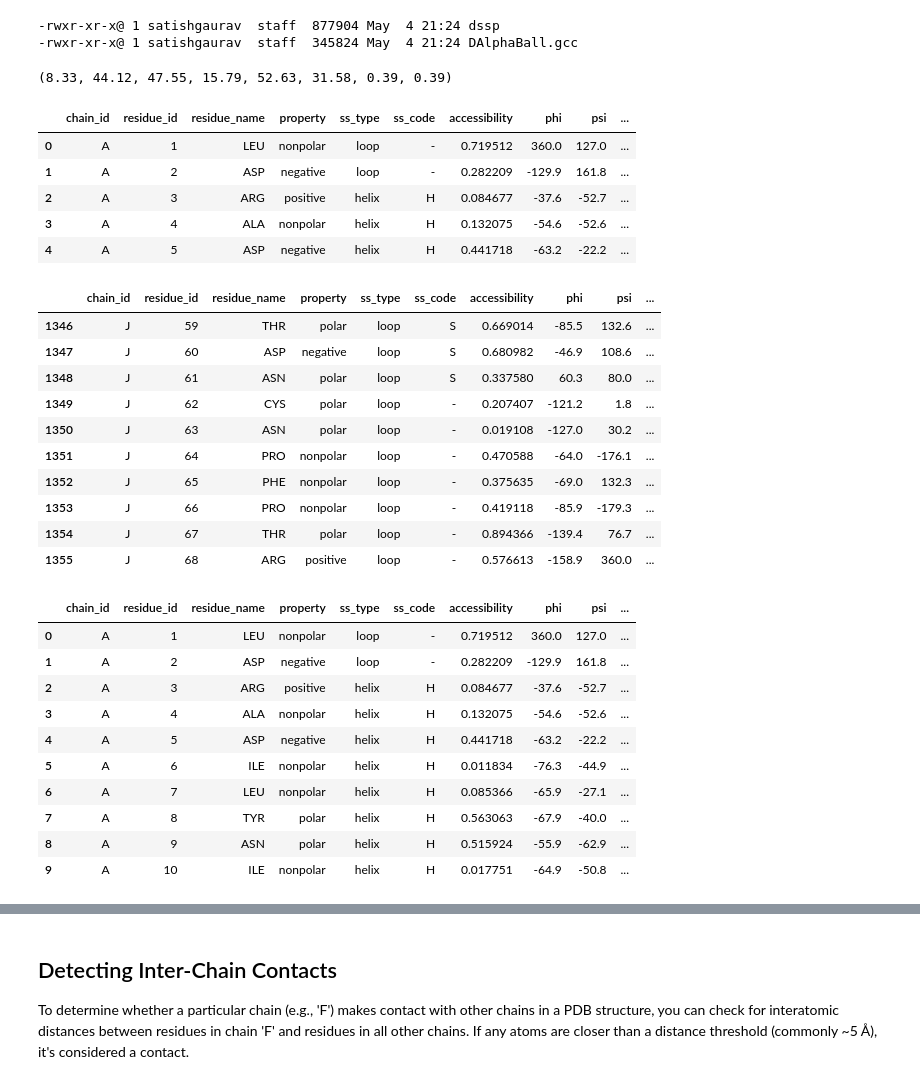
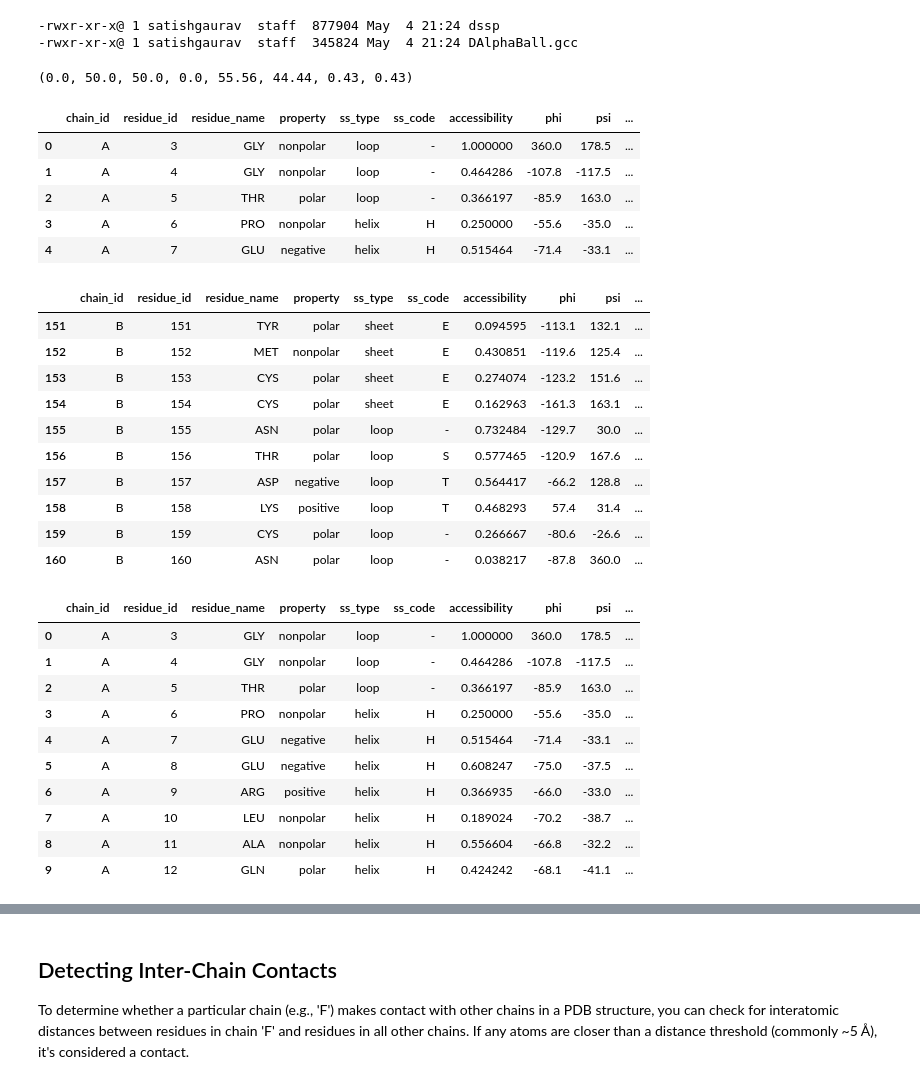
Before and after one commit to hemeai/ToxBind, a Jupyter notebook: functions/secondary_structure_analysis.ipynb, the cells around one changed output, grey strips where cells are left out. Cells and saved outputs as stored; diff of their text form; code cells hidden in the pictures.

```diff
--- a/functions/secondary_structure_analysis.ipynb
+++ b/functions/secondary_structure_analysis.ipynb
@@ -253,10 +254,10 @@ advanced_settings = {
     "dssp_path": "/usr/local/bin/mkdssp",
     "omit_AAs": "C",
 }
-pdb_file = "./../target/1yi5.pdb"
+pdb_file = "./../target/9bk6.pdb"
 calc_ss_percentage(pdb_file=pdb_file, advanced_settings=advanced_settings)
 # %% [output]
-(8.33, 44.12, 47.55, 15.79, 52.63, 31.58, 0.39, 0.39)
+(0.0, 50.0, 50.0, 0.0, 55.56, 44.44, 0.43, 0.43)
 # %%
 import pandas as pd
 
@@ -319,65 +320,65 @@ def create_structure_df(pdb_file, advanced_settings, chain_id=None, atom_distanc
                 ss_type = 'loop'
                 if ss in ['H', 'G', 'I']:
                     ss_type = 'helix'
                 elif ss == 'E':
                     ss_type = 'sheet'
 
                 avg_plddt = sum(atom.bfactor for atom in residue) / len(residue) / 100
 
                 data.append({
                     'chain_id': current_chain_id,
                     'residue_id': residue_id,
                     'residue_name': res_name,
                     'property': AA_PROPERTIES.get(res_name, 'unknown'),
                     'ss_type': ss_type,
                     'ss_code': ss,
                     'accessibility': acc,
                     'phi': phi,
                     'psi': psi,
                     'plddt': round(avg_plddt, 2),
                     'is_interface': residue_id in interacting_residues if chain_id else None
                 })
 
     return pd.DataFrame(data)
 
 
 # Example usage:
-pdb_file = "./../target/1yi5.pdb"
+pdb_file = "./../target/9bk6.pdb"
 df = create_structure_df(pdb_file, advanced_settings)
 df.head()
 # %% [output]
 |  | chain_id | residue_id | residue_name | property | ss_type | ss_code | accessibility | phi | psi | ... |
-| 0 | A | 1 | LEU | nonpolar | loop | - | 0.719512 | 360.0 | 127.0 | ... |
-| 1 | A | 2 | ASP | negative | loop | - | 0.282209 | -129.9 | 161.8 | ... |
-| 2 | A | 3 | ARG | positive | helix | H | 0.084677 | -37.6 | -52.7 | ... |
-| 3 | A | 4 | ALA | nonpolar | helix | H | 0.132075 | -54.6 | -52.6 | ... |
-| 4 | A | 5 | ASP | negative | helix | H | 0.441718 | -63.2 | -22.2 | ... |
+| 0 | A | 3 | GLY | nonpolar | loop | - | 1.000000 | 360.0 | 178.5 | ... |
+| 1 | A | 4 | GLY | nonpolar | loop | - | 0.464286 | -107.8 | -117.5 | ... |
+| 2 | A | 5 | THR | polar | loop | - | 0.366197 | -85.9 | 163.0 | ... |
+| 3 | A | 6 | PRO | nonpolar | helix | H | 0.250000 | -55.6 | -35.0 | ... |
+| 4 | A | 7 | GLU | negative | helix | H | 0.515464 | -71.4 | -33.1 | ... |
 # %%
 df.tail(10)
 # %% [output]
 |  | chain_id | residue_id | residue_name | property | ss_type | ss_code | accessibility | phi | psi | ... |
-| 1346 | J | 59 | THR | polar | loop | S | 0.669014 | -85.5 | 132.6 | ... |
-| 1347 | J | 60 | ASP | negative | loop | S | 0.680982 | -46.9 | 108.6 | ... |
-| 1348 | J | 61 | ASN | polar | loop | S | 0.337580 | 60.3 | 80.0 | ... |
-| 1349 | J | 62 | CYS | polar | loop | - | 0.207407 | -121.2 | 1.8 | ... |
-| 1350 | J | 63 | ASN | polar | loop | - | 0.019108 | -127.0 | 30.2 | ... |
-| 1351 | J | 64 | PRO | nonpolar | loop | - | 0.470588 | -64.0 | -176.1 | ... |
-| 1352 | J | 65 | PHE | nonpolar | loop | - | 0.375635 | -69.0 | 132.3 | ... |
-| 1353 | J | 66 | PRO | nonpolar | loop | - | 0.419118 | -85.9 | -179.3 | ... |
-| 1354 | J | 67 | THR | polar | loop | - | 0.894366 | -139.4 | 76.7 | ... |
-| 1355 | J | 68 | ARG | positive | loop | - | 0.576613 | -158.9 | 360.0 | ... |
+| 151 | B | 151 | TYR | polar | sheet | E | 0.094595 | -113.1 | 132.1 | ... |
+| 152 | B | 152 | MET | nonpolar | sheet | E | 0.430851 | -119.6 | 125.4 | ... |
+| 153 | B | 153 | CYS | polar | sheet | E | 0.274074 | -123.2 | 151.6 | ... |
+| 154 | B | 154 | CYS | polar | sheet | E | 0.162963 | -161.3 | 163.1 | ... |
+| 155 | B | 155 | ASN | polar | loop | - | 0.732484 | -129.7 | 30.0 | ... |
+| 156 | B | 156 | THR | polar | loop | S | 0.577465 | -120.9 | 167.6 | ... |
+| 157 | B | 157 | ASP | negative | loop | T | 0.564417 | -66.2 | 128.8 | ... |
+| 158 | B | 158 | LYS | positive | loop | T | 0.468293 | 57.4 | 31.4 | ... |
+| 159 | B | 159 | CYS | polar | loop | - | 0.266667 | -80.6 | -26.6 | ... |
+| 160 | B | 160 | ASN | polar | loop | - | 0.038217 | -87.8 | 360.0 | ... |
 # %%
 df.head(10)
 # %% [output]
 |  | chain_id | residue_id | residue_name | property | ss_type | ss_code | accessibility | phi | psi | ... |
-| 0 | A | 1 | LEU | nonpolar | loop | - | 0.719512 | 360.0 | 127.0 | ... |
-| 1 | A | 2 | ASP | negative | loop | - | 0.282209 | -129.9 | 161.8 | ... |
-| 2 | A | 3 | ARG | positive | helix | H | 0.084677 | -37.6 | -52.7 | ... |
-| 3 | A | 4 | ALA | nonpolar | helix | H | 0.132075 | -54.6 | -52.6 | ... |
-| 4 | A | 5 | ASP | negative | helix | H | 0.441718 | -63.2 | -22.2 | ... |
-| 5 | A | 6 | ILE | nonpolar | helix | H | 0.011834 | -76.3 | -44.9 | ... |
-| 6 | A | 7 | LEU | nonpolar | helix | H | 0.085366 | -65.9 | -27.1 | ... |
-| 7 | A | 8 | TYR | polar | helix | H | 0.563063 | -67.9 | -40.0 | ... |
-| 8 | A | 9 | ASN | polar | helix | H | 0.515924 | -55.9 | -62.9 | ... |
-| 9 | A | 10 | ILE | nonpolar | helix | H | 0.017751 | -64.9 | -50.8 | ... |
+| 0 | A | 3 | GLY | nonpolar | loop | - | 1.000000 | 360.0 | 178.5 | ... |
+| 1 | A | 4 | GLY | nonpolar | loop | - | 0.464286 | -107.8 | -117.5 | ... |
+| 2 | A | 5 | THR | polar | loop | - | 0.366197 | -85.9 | 163.0 | ... |
+| 3 | A | 6 | PRO | nonpolar | helix | H | 0.250000 | -55.6 | -35.0 | ... |
+| 4 | A | 7 | GLU | negative | helix | H | 0.515464 | -71.4 | -33.1 | ... |
+| 5 | A | 8 | GLU | negative | helix | H | 0.608247 | -75.0 | -37.5 | ... |
+| 6 | A | 9 | ARG | positive | helix | H | 0.366935 | -66.0 | -33.0 | ... |
+| 7 | A | 10 | LEU | nonpolar | helix | H | 0.189024 | -70.2 | -38.7 | ... |
+| 8 | A | 11 | ALA | nonpolar | helix | H | 0.556604 | -66.8 | -32.2 | ... |
+| 9 | A | 12 | GLN | polar | helix | H | 0.424242 | -68.1 | -41.1 | ... |
 # %%
```
Also changed, not shown: parts of 18 cells of this notebook, 17 other files.
